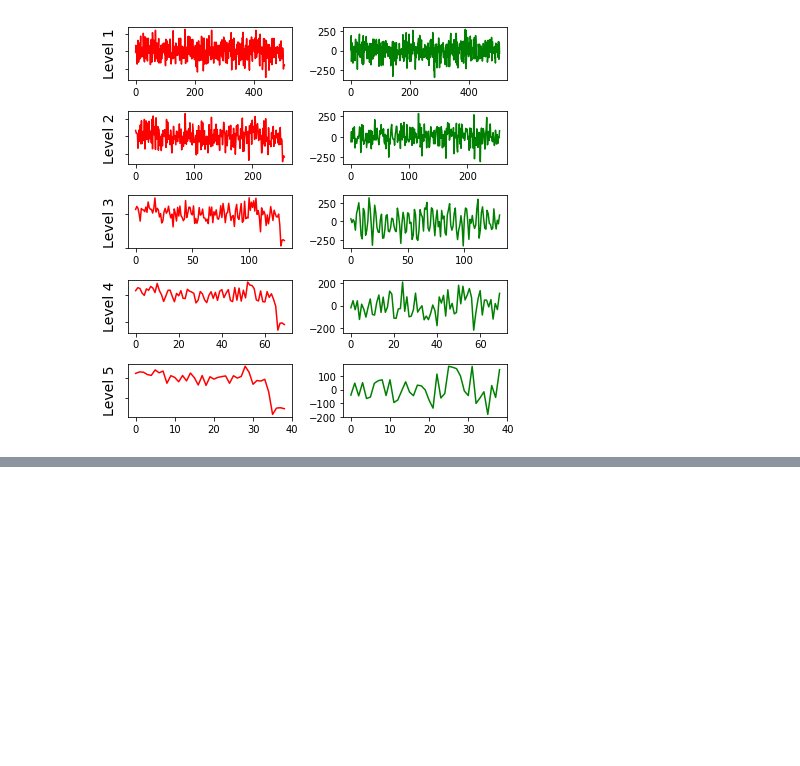
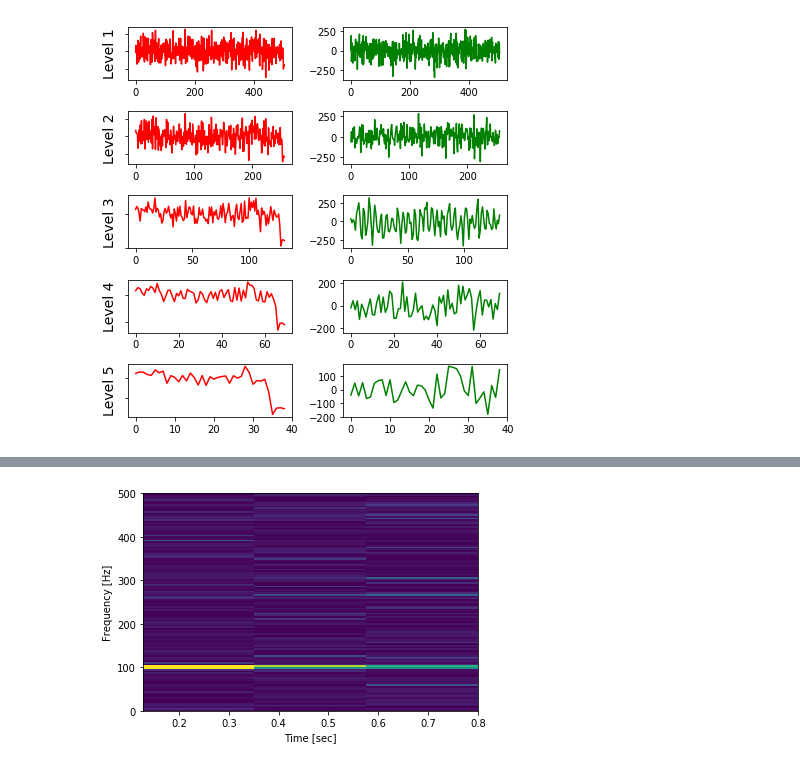
Before and after one commit to SGRGit/gwOsc, a Jupyter notebook: SignalProcUsingML.ipynb, the cells around one changed output, grey strips where cells are left out. Cells and saved outputs as stored; diff of their text form; code cells hidden in the pictures; blank space fills up the shorter version.

```diff
--- a/SignalProcUsingML.ipynb
+++ b/SignalProcUsingML.ipynb
@@ -170,0 +185,8 @@ plt.show()
+# %%
+f, t, Sxx = signal.spectrogram(xn, fs)
+plt.pcolormesh(t, f[0:500], Sxx[0:500])
+plt.ylabel('Frequency [Hz]')
+plt.xlabel('Time [sec]')
+plt.show()
+# %% [output]
+[figure, added]
```
Also changed, not shown: parts of 3 cells of this notebook.
